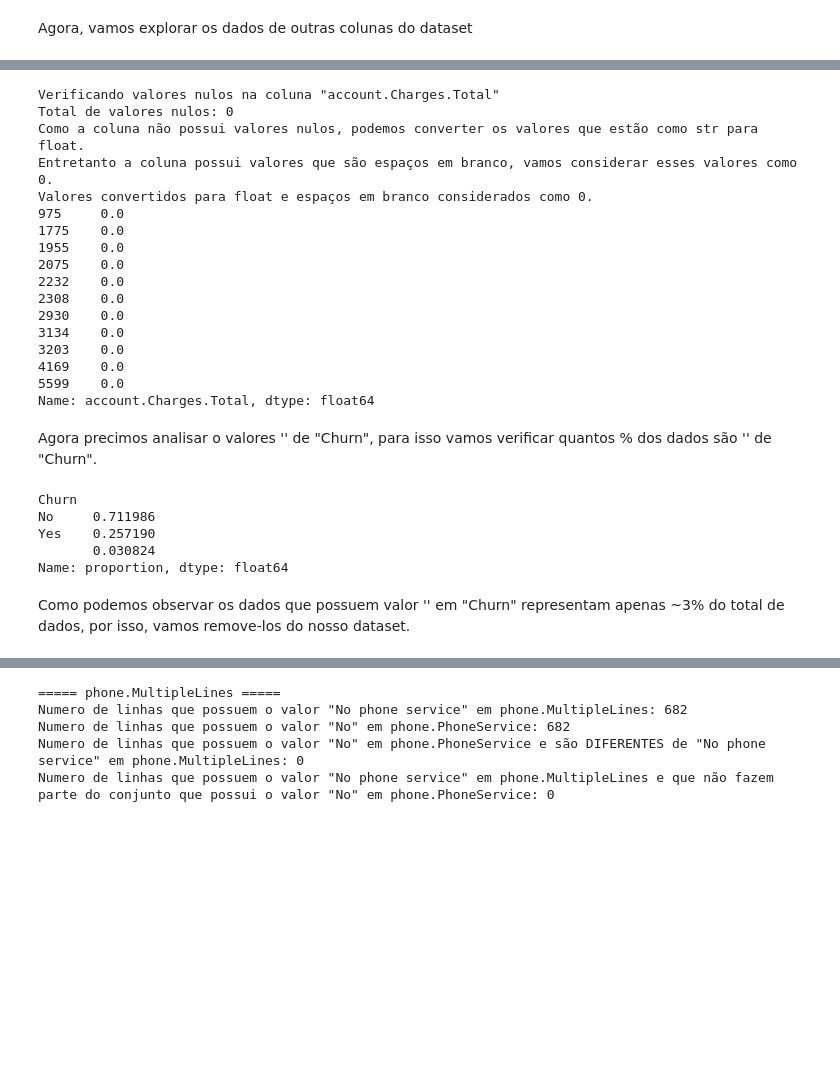
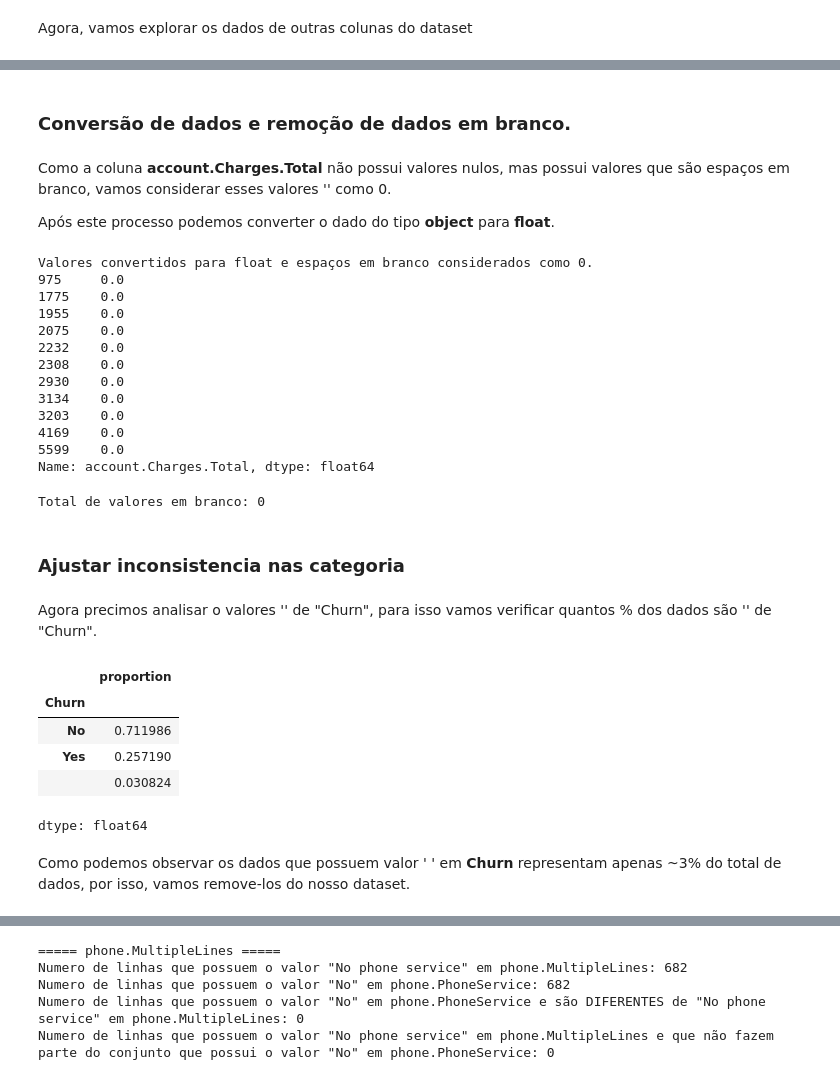
Before and after one commit to inaianebarros/telecom-x, a Jupyter notebook: telecom_x.ipynb, the cells around one changed output, grey strips where cells are left out. Drawn from its saved outputs; the diff is of its cells as text; code cells hidden in the pictures; blank space fills up the shorter version.

```diff
--- a/telecom_x.ipynb
+++ b/telecom_x.ipynb
@@ -159,24 +374,16 @@ str quando na realidade deveriam ser float, vamos corrigir isso.
+# %% [markdown]
+### Conversão de dados e remoção de dados em branco.
+# %% [markdown]
+Como a coluna **account.Charges.Total** não possui valores nulos, mas possui valores que são espaços em branco, vamos considerar esses valores '' como 0.
+
+Após este processo podemos converter o dado do tipo **object** para **float**.
 # %%
-print('Verificando valores nulos na coluna "account.Charges.Total"')
-print(f'Total de valores nulos: {df_normalized["account.Charges.Total"].isnull().sum()}')
-print(
-    'Como a coluna não possui valores nulos, podemos converter os valores que estão como str para '
-    'float.'
-)
-print(
-    'Entretanto a coluna possui valores que são espaços em branco, vamos considerar esses valores '
-    'como 0.'
-)
 df_normalized['account.Charges.Total'] = (
     pd.to_numeric(df_normalized['account.Charges.Total'], errors='coerce').fillna(0)
 )
 print('Valores convertidos para float e espaços em branco considerados como 0.')
 print(df_normalized.loc[df_normalized['account.Charges.Total'] == 0, 'account.Charges.Total'])
 # %% [output]
-Verificando valores nulos na coluna "account.Charges.Total"
-Total de valores nulos: 0
-Como a coluna não possui valores nulos, podemos converter os valores que estão como str para float.
-Entretanto a coluna possui valores que são espaços em branco, vamos considerar esses valores como 0.
 Valores convertidos para float e espaços em branco considerados como 0.
 975     0.0
 1775    0.0
@@ -190,19 +397,26 @@ Valores convertidos para float e espaços em branco considerados como 0.
 4169    0.0
 5599    0.0
 Name: account.Charges.Total, dtype: float64
+# %%
+print(f'Total de valores em branco: { len(df_normalized.loc[df_normalized["account.Charges.Total"] == " "])}')
+# %% [output]
+Total de valores em branco: 0
+# %% [markdown]
+### Ajustar inconsistencia nas categoria
 # %% [markdown]
 Agora precimos analisar o valores '' de "Churn", para isso vamos verificar quantos % dos dados são
 '' de "Churn".
 # %%
-print(df_normalized['Churn'].value_counts(normalize=True))
+df_normalized['Churn'].value_counts(normalize=True)
 # %% [output]
+|  | proportion |
+| Churn |  |
+| No | 0.711986 |
+| Yes | 0.257190 |
+|  | 0.030824 |
-Churn
-No     0.711986
-Yes    0.257190
-       0.030824
-Name: proportion, dtype: float64
+dtype: float64
 # %% [markdown]
-Como podemos observar os dados que possuem valor '' em "Churn" representam apenas ~3% do total de
+Como podemos observar os dados que possuem valor ' ' em **Churn** representam apenas ~3% do total de
 dados, por isso, vamos remove-los do nosso dataset.
 # %%
 df_normalized = df_normalized[df_normalized['Churn'] != '']
```
Also changed, not shown: parts of 49 cells of this notebook.
